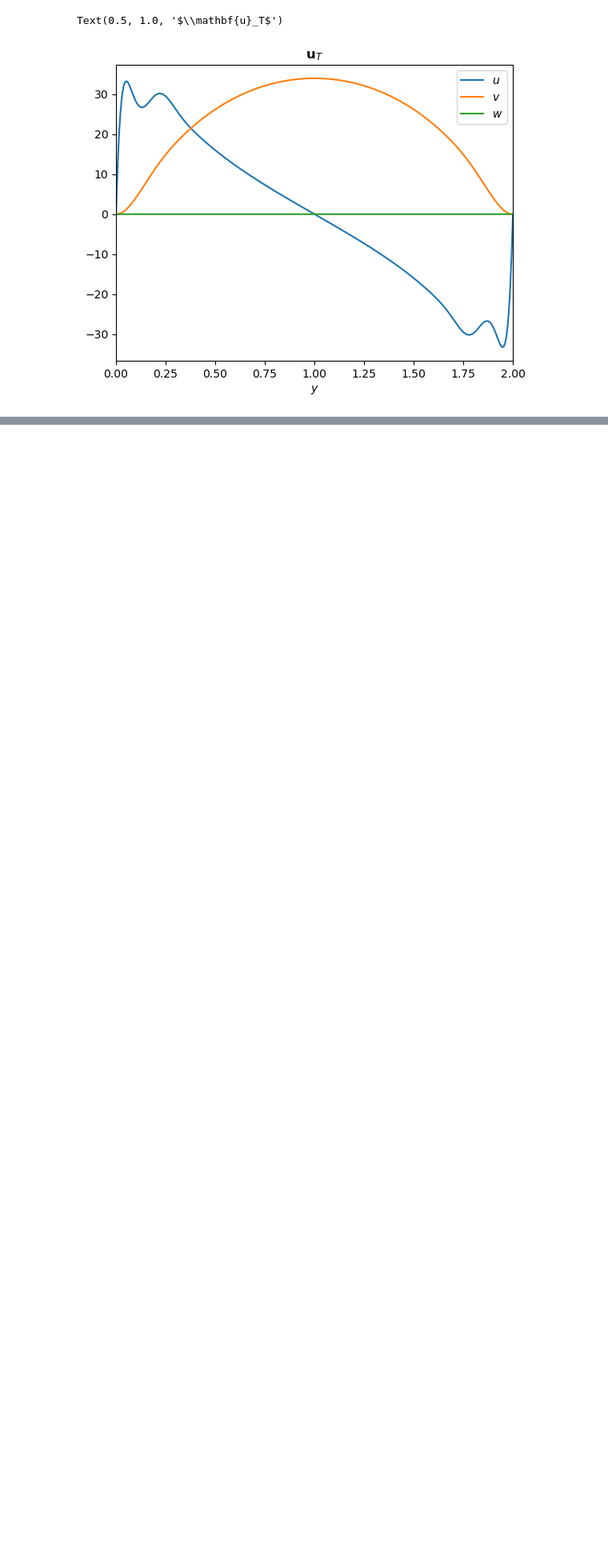
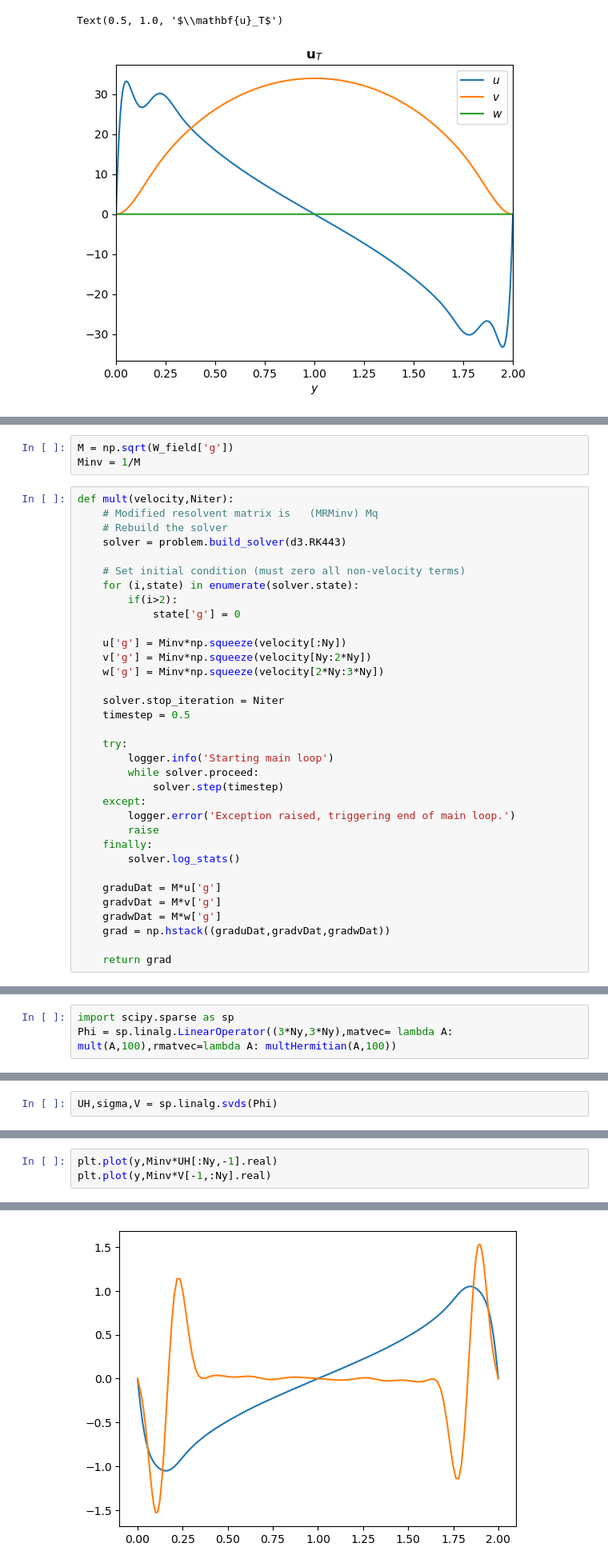
Before and after one commit to DedalusProject/dedalus, a Jupyter notebook: tmp/IVP_example.ipynb, the cells around one changed output, grey strips where cells are left out. Shown at 80% size. Cells and saved outputs as stored; diff of their text form; blank space fills up the shorter version.

```diff
--- a/tmp/IVP_example.ipynb
+++ b/tmp/IVP_example.ipynb
@@ -445,0 +483,37 @@ plt.xlim([0,2])
+# %%
+M = np.sqrt(W_field['g'])
+Minv = 1/M
+# %%
+def mult(velocity,Niter):
+    # Modified resolvent matrix is   (MRMinv) Mq
+    # Rebuild the solver
+    solver = problem.build_solver(d3.RK443)
+
+    # Set initial condition (must zero all non-velocity terms)
+    for (i,state) in enumerate(solver.state):
+        if(i>2):
+            state['g'] = 0
+
+    u['g'] = Minv*np.squeeze(velocity[:Ny])
+    v['g'] = Minv*np.squeeze(velocity[Ny:2*Ny])
+    w['g'] = Minv*np.squeeze(velocity[2*Ny:3*Ny])
+
+    solver.stop_iteration = Niter
+    timestep = 0.5
+
+    try:
+        logger.info('Starting main loop')
+        while solver.proceed:
+            solver.step(timestep)
+    except:
+        logger.error('Exception raised, triggering end of main loop.')
+        raise
+    finally:
+        solver.log_stats()
+
+    graduDat = M*u['g']
+    gradvDat = M*v['g']
+    gradwDat = M*w['g']
+    grad = np.hstack((graduDat,gradvDat,gradwDat))
+
+    return grad
@@ -445,0 +610,3 @@ plt.xlim([0,2])
+# %%
+import scipy.sparse as sp
+Phi = sp.linalg.LinearOperator((3*Ny,3*Ny),matvec= lambda A: mult(A,100),rmatvec=lambda A: multHermitian(A,100))
@@ -445,0 +647,2 @@ plt.xlim([0,2])
+# %%
+UH,sigma,V = sp.linalg.svds(Phi)
@@ -445,0 +671,4 @@ plt.xlim([0,2])
+# %%
+plt.plot(y,Minv*UH[:Ny,-1].real)
+plt.plot(y,Minv*V[-1,:Ny].real)
+# %% [output]
@@ -445,0 +676 @@ plt.xlim([0,2])
+[figure, added]
```
Also changed, not shown: parts of 19 cells of this notebook.
